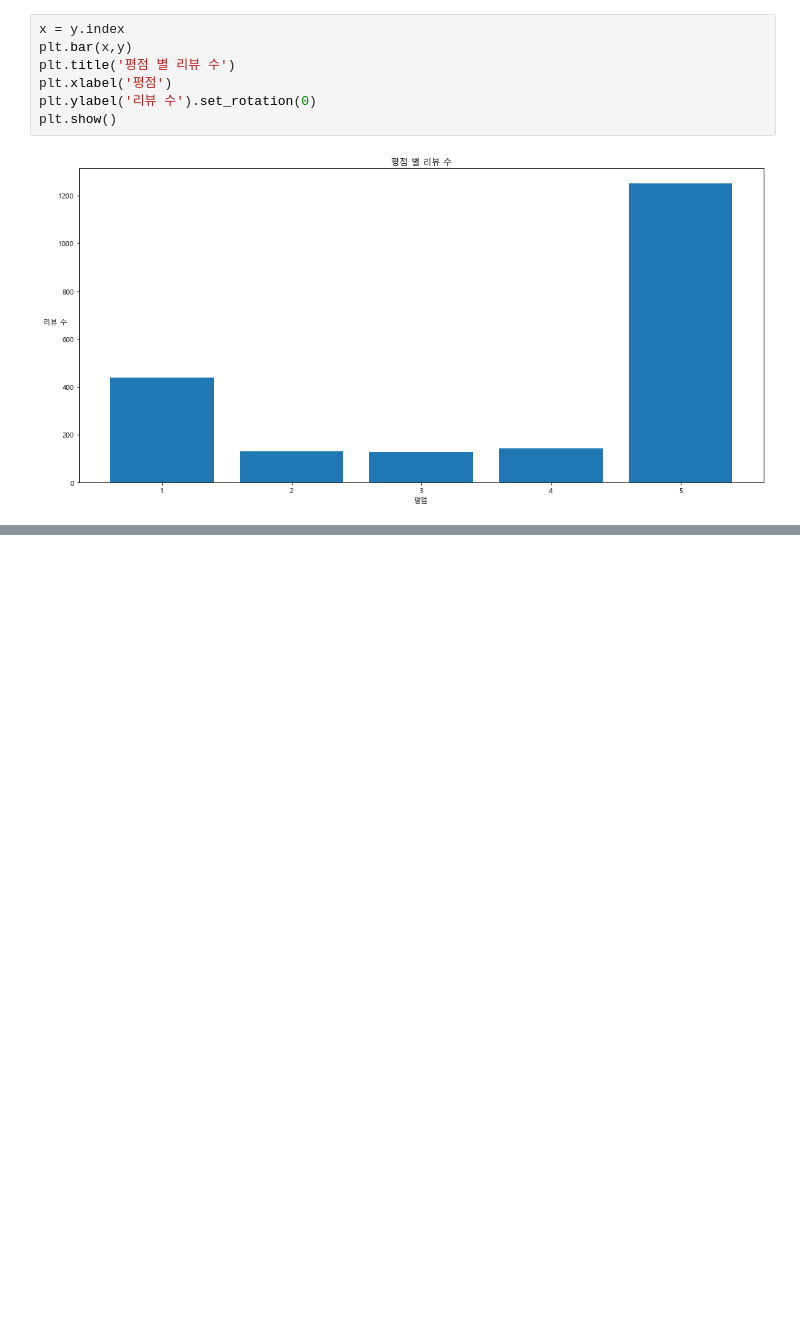
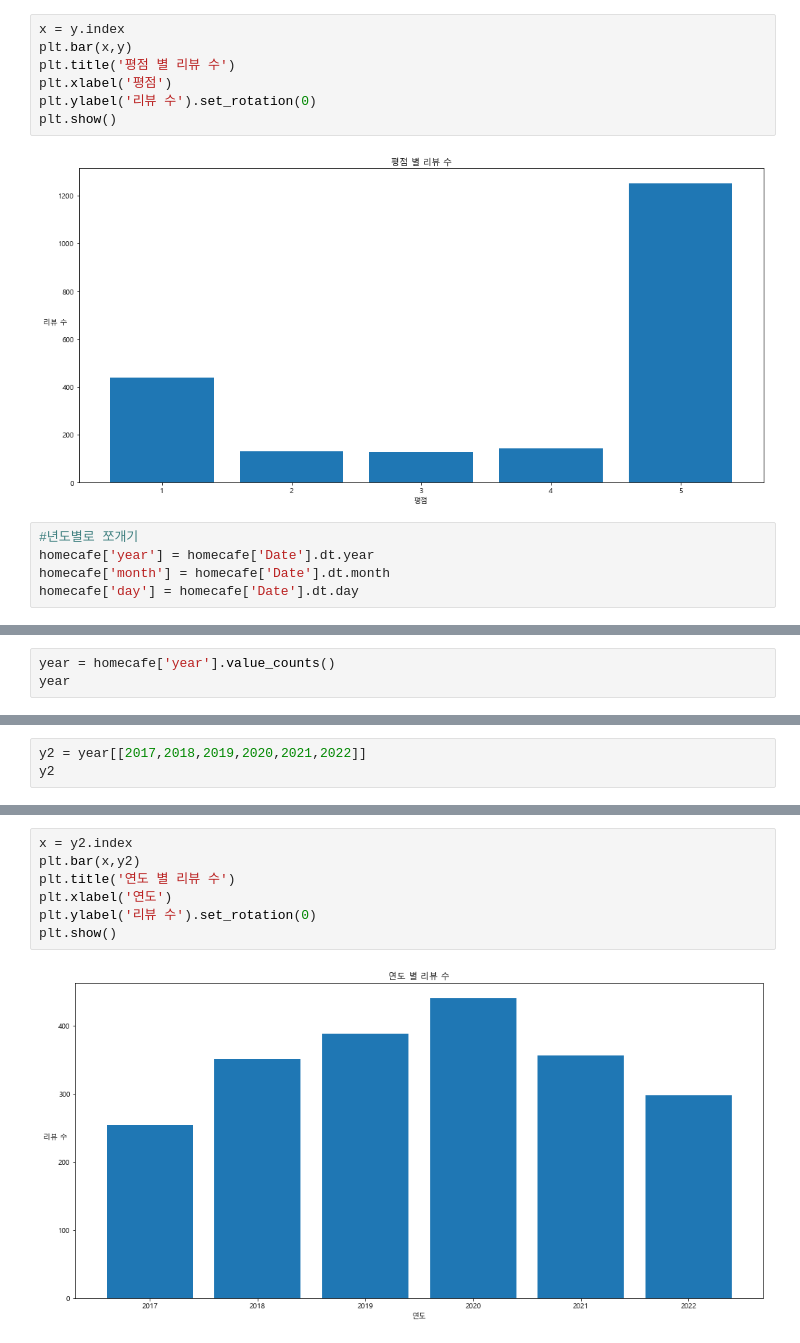
Before and after one commit to sso8910/Python, a Jupyter notebook: 원두프로젝트/네스프레소+돌체.ipynb, the cells around one changed output, grey strips where cells are left out. Cells and saved outputs as stored; diff of their text form; blank space fills up the shorter version.

```diff
--- a/원두프로젝트/네스프레소+돌체.ipynb
+++ b/원두프로젝트/네스프레소+돌체.ipynb
@@ -221,3 +235,8 @@ plt.ylabel('리뷰 수').set_rotation(0)
 plt.show()
 # %% [output]
 [figure]
+# %%
+#년도별로 쪼개기
+homecafe['year'] = homecafe['Date'].dt.year
+homecafe['month'] = homecafe['Date'].dt.month
+homecafe['day'] = homecafe['Date'].dt.day
@@ -223,0 +259,3 @@ plt.show()
+# %%
+year = homecafe['year'].value_counts()
+year
@@ -223,0 +270,3 @@ plt.show()
+# %%
+y2 = year[[2017,2018,2019,2020,2021,2022]]
+y2
@@ -223,0 +294,9 @@ plt.show()
+# %%
+x = y2.index
+plt.bar(x,y2)
+plt.title('연도 별 리뷰 수')
+plt.xlabel('연도')
+plt.ylabel('리뷰 수').set_rotation(0)
+plt.show()
+# %% [output]
+[figure, added]
```
Also changed, not shown: parts of 7 cells of this notebook, 1 other file.
